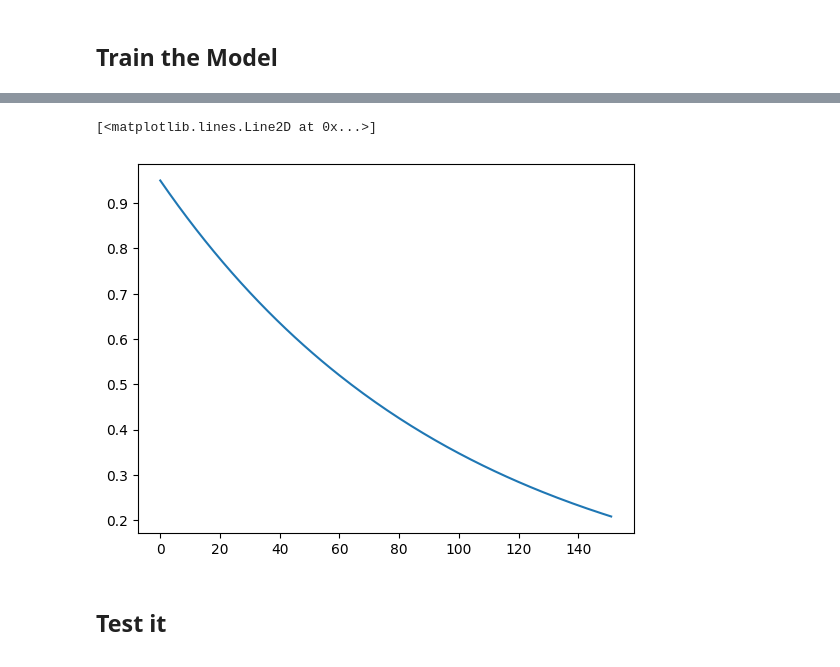
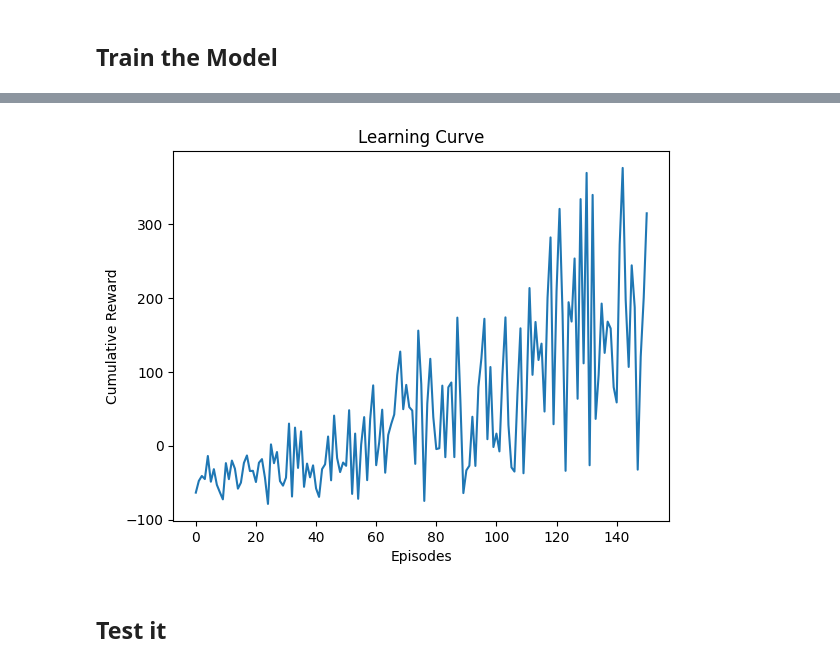
Before and after one commit to tr0fin0/ensta_CSC_52081_EP_project, a Jupyter notebook: src/dev/CSC_52081_EP_Deep-SARSA.ipynb, the cells around one changed output, grey strips where cells are left out. Cells and saved outputs as stored; diff of their text form; code cells hidden in the pictures.

```diff
--- a/src/dev/CSC_52081_EP_Deep-SARSA.ipynb
+++ b/src/dev/CSC_52081_EP_Deep-SARSA.ipynb
@@ -157,6 +157,19 @@ env = SkipFrame(env, skip=4)
 env = gym_wrap.GrayscaleObservation(env)
 env = gym_wrap.ResizeObservation(env, shape=(84, 84))
 env = gym_wrap.FrameStackObservation(env, stack_size=4)
+# %%
+def plot_learning_curve(rewards):
+    plt.plot(rewards)
+    plt.xlabel("Episodes")
+    plt.ylabel("Cumulative Reward")
+    plt.title("Learning Curve")
+    plt.show()
+
+def plot_action_heatmap(action_counts):
+    plt.imshow(action_counts, cmap="hot", interpolation="nearest")
+    plt.colorbar()
+    plt.title("Action Heatmap")
+    plt.show()
 # %% [markdown]
 ### Deep SARSA
 # %%
@@ -306,7 +319,7 @@ from plot_reward import plot_reward
 
 MODEL_LOAD = False
 MODEL_ID = 123456
-EPISODES = 200
+EPISODES = 1000
 BATCH_SIZE = 32
 
 agent = DeepSARSA(
@@ -321,7 +334,7 @@ episode_lengths = []
 episode_losses = []
 
 target_network_sync_period = 30
-interval_save = 50
+interval_save = 200
 iteration = 0
 
 for episode in range(EPISODES):
@@ -368,7 +381,6 @@ for episode in range(EPISODES):
 
     plot_reward(episode, episode_rewards, episode_length)
 
-
 agent.save()
 env.close()
 
@@ -385,8 +391,7 @@ plt.plot(range(len(episode_rewards)), episode_rewards)
-# %%
-plt.plot(range(len(episode_epsilons)), episode_epsilons)
-# %% [output]
-[<matplotlib.lines.Line2D at 0x...>]
-[figure, removed]
+# %%
+plot_learning_curve(episode_rewards)
+# %% [output]
+[figure, added]
 # %% [markdown]
 ## Test it
 # %%
```
Also changed, not shown: parts of 2 cells of this notebook, 3 other files.
